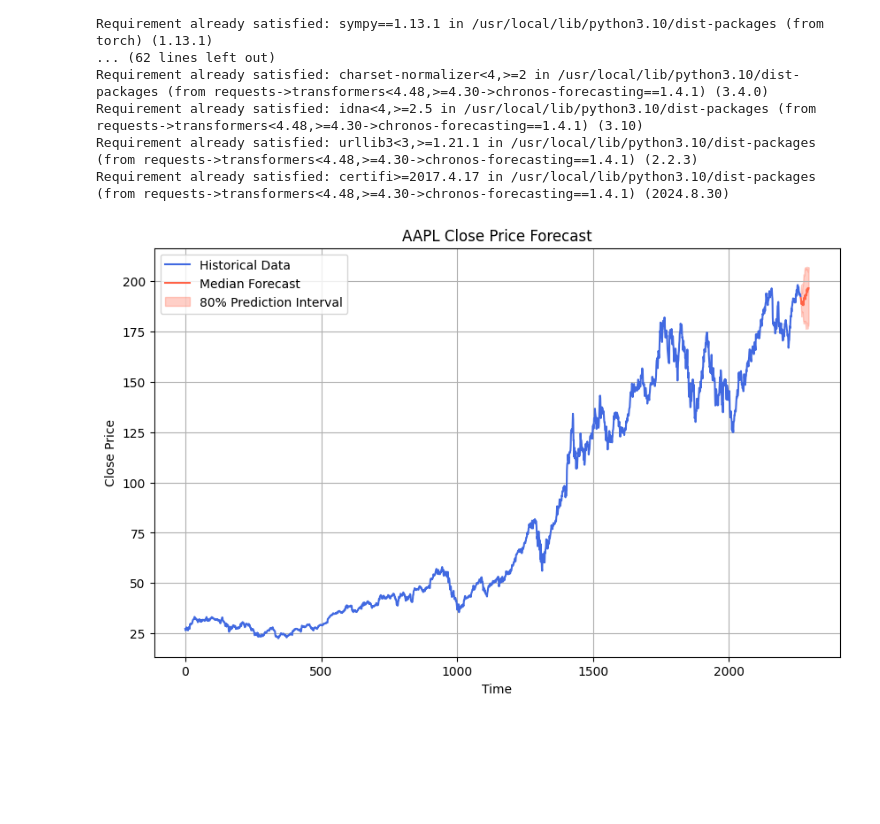
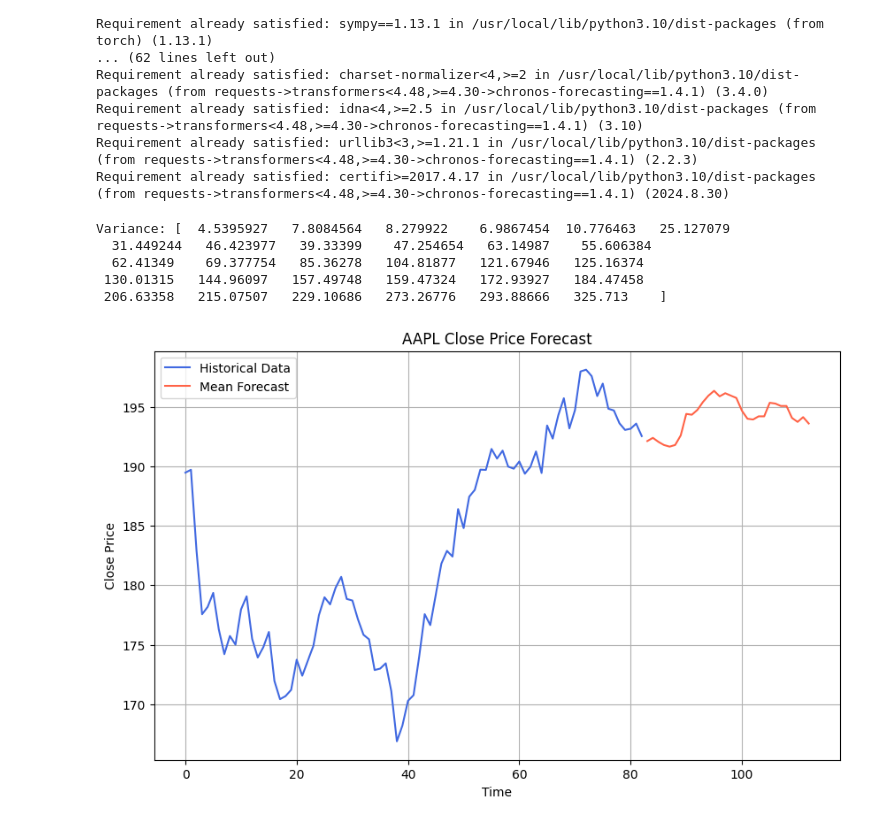
Before and after one commit to JackBstn/Chronos_multivariate, a Jupyter notebook: mv_chronos.ipynb, the cells around one changed output. Cells and saved outputs as stored; diff of their text form; code cells hidden in the pictures; blank space fills up the shorter version.

```diff
--- a/mv_chronos.ipynb
+++ b/mv_chronos.ipynb
@@ -36,36 +38,45 @@ np.random.seed(seed)
 #Modello CHRONOS
 pipeline = BaseChronosPipeline.from_pretrained(
     "amazon/chronos-t5-tiny",
-    device_map="cuda",  # Usa "cpu" se non hai una GPU
+    device_map="cuda", # cpu for CPU
     torch_dtype=torch.bfloat16,
 )
 
 #Dati da Yahoo Finance
 symbol = "AAPL"  # Sostituisci con il simbolo dell'azione desiderata
-data = yf.download(symbol, start="2015-01-01", end="2023-12-31", progress=False)
+data = yf.download(symbol, start="2023-09-01", end="2023-12-31", progress=False)
 
 #Colonna 'Close' come serie temporale
 df = data.reset_index()
 close_prices = df["Close"].values.reshape(-1)
 
 #Forecasting
 forecast = pipeline.predict(
     context=torch.tensor(close_prices), prediction_length=30
 )
 
 #Visualizzazione
 forecast_index = range(len(close_prices), len(close_prices) + 30)
-low, median, high = np.quantile(forecast[0].numpy(), [0.1, 0.5, 0.9], axis=0)
+#low, median, high = np.quantile(forecast[0].numpy(), [0.1, 0.5, 0.9], axis=0)
+mean_forecast = np.mean(forecast[0].numpy(), axis=0)
+variance_forecast = np.var(forecast[0].numpy(), axis=0)
+
+print(f'Variance: {variance_forecast}')
 
 plt.figure(figsize=(10, 6))
 plt.plot(close_prices, color="royalblue", label="Historical Data")
-plt.plot(forecast_index, median, color="tomato", label="Median Forecast")
-plt.fill_between(forecast_index, low, high, color="tomato", alpha=0.3, label="80% Prediction Interval")
+plt.plot(forecast_index, mean_forecast, color="tomato", label="Mean Forecast")
+#plt.fill_between(forecast_index, low, high, color="tomato", alpha=0.3, label="80% Prediction Interval")
 plt.title(f"{symbol} Close Price Forecast")
 plt.xlabel("Time")
 plt.ylabel("Close Price")
 plt.legend()
 plt.grid()
 plt.show()
 # %% [output]
+Variance: [  4.5395927   7.8084564   8.279922    6.9867454  10.776463   25.127079
+  31.449244   46.423977   39.33399    47.254654   63.14987    55.606384
+  62.41349    69.377754   85.36278   104.81877   121.67946   125.16374
+ 130.01315   144.96097   157.49748   159.47324   172.93927   184.47458
+ 206.63358   215.07507   229.10686   273.26776   293.88666   325.713    ]
-[figure, old version]
+[figure, new version]
```
Also changed, not shown: parts of 6 cells of this notebook.
